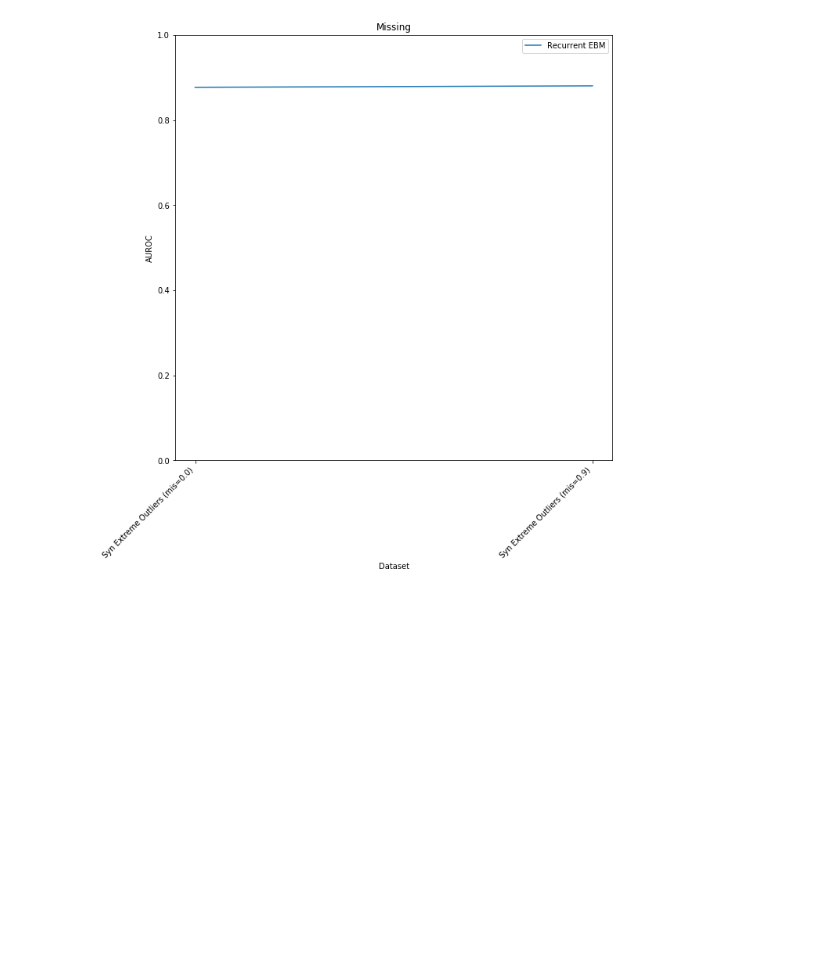
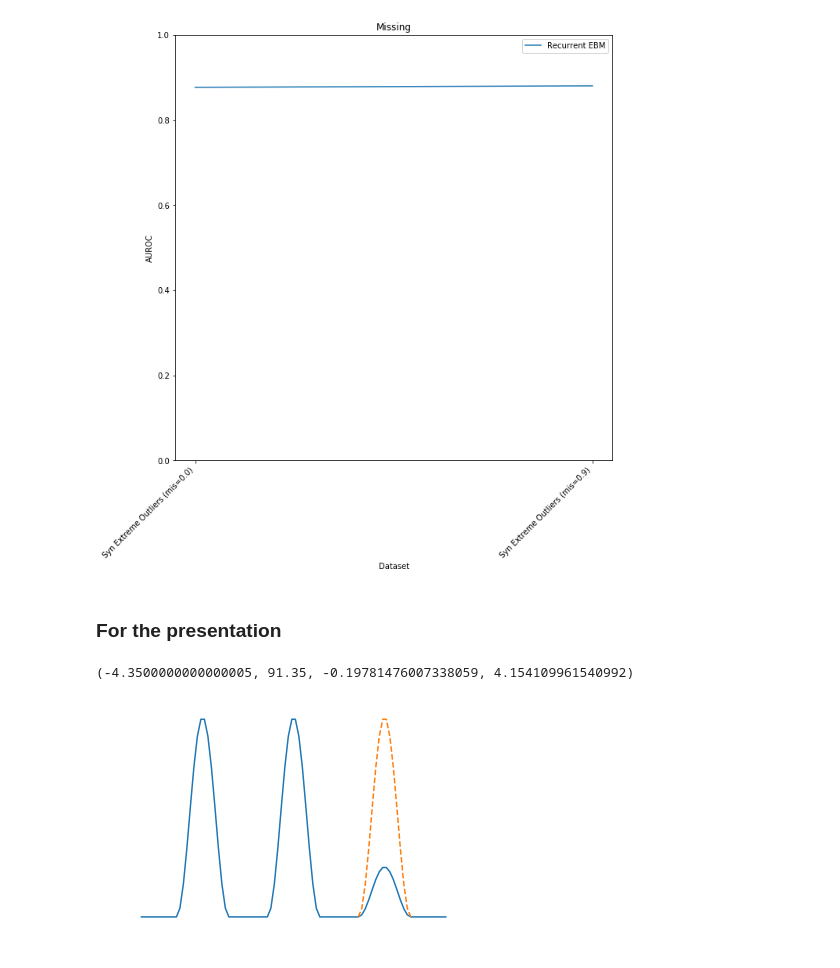
Before and after one commit to KDD-OpenSource/DeepADoTS, a Jupyter notebook: notebooks/3.1-tk-plot-missing.ipynb, the cells around one changed output. Saved outputs shown, nothing was run; the diff lists cells and outputs as text; code cells hidden in the pictures; blank space fills up the shorter version.

Commit message:
presentation plot

```diff
--- a/notebooks/3.1-tk-plot-missing.ipynb
+++ b/notebooks/3.1-tk-plot-missing.ipynb
@@ -79,3 +76,22 @@ evaluator2.import_results(path[:-4], prefix='..')
 fig = evaluator2.plot_experiment_comparison('Missing')
 # %% [output]
 [figure]
+# %% [markdown]
+### For the presentation
+# %%
+def get_curve(length, amplitude):
+    # Transformed sinus curve: [-1, 1] -> [0, amplitude]
+    def curve(t: int):
+        return amplitude * (np.sin(t)/2 + 0.5)
+    # Start and end of one curve section in sinus
+    from_ = 1.5 * np.pi
+    to_ = 3.5 * np.pi
+    return np.array([curve(t) for t in np.linspace(from_, to_, length)])
+
+timeline = np.concatenate([np.zeros(10), get_curve(16, 4), np.zeros(10), get_curve(16, 4), np.zeros(10)])
+plt.plot(np.concatenate([timeline, get_curve(16, 1), np.zeros(10)]))
+plt.plot(np.concatenate([[None]*len(timeline), get_curve(16, 4), [None]*10]), '--')
+plt.axis('off')
+# %% [output]
+(-4.3500000000000005, 91.35, -0.19781476007338059, 4.154109961540992)
+[figure, added]
```
Also changed, not shown: parts of 2 cells of this notebook.
